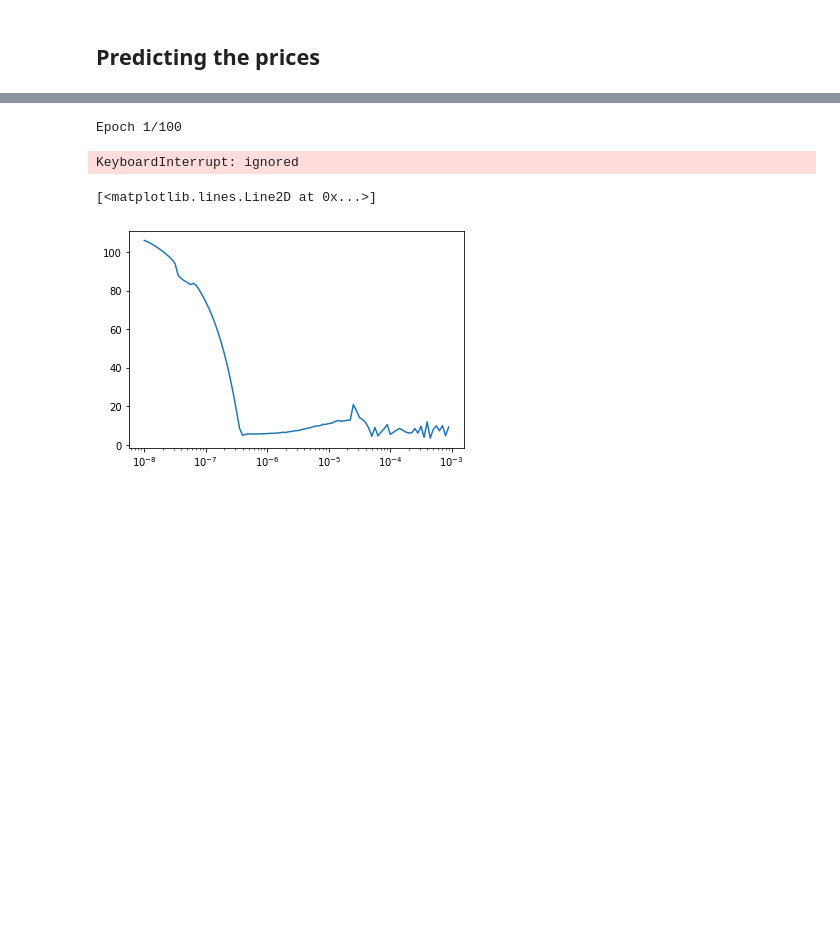
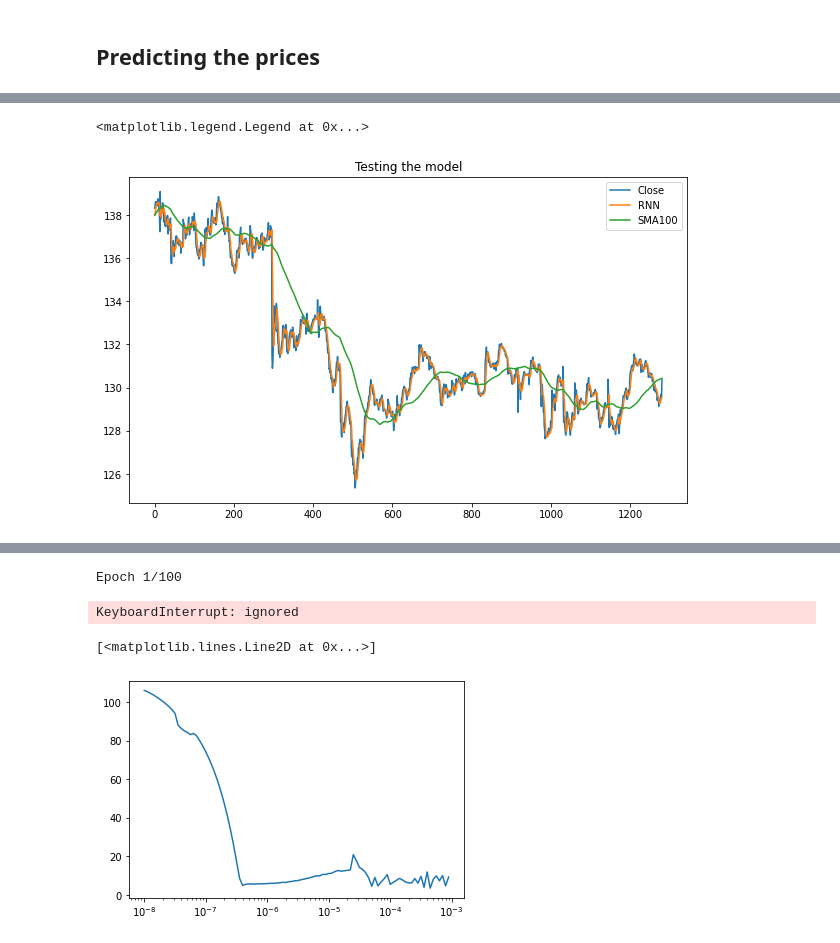
Before and after one commit to JeffJongyoon/Stock-price-prediction, a Jupyter notebook: Model.ipynb, the cells around one changed output, grey strips where cells are left out. Saved outputs shown, nothing was run; the diff lists cells and outputs as text; code cells hidden in the pictures; blank space fills up the shorter version.

```diff
--- a/Model.ipynb
+++ b/Model.ipynb
@@ -237 +226,11 @@ plot_series(time_valid, results)
+# %%
+plt.figure(figsize=(10, 6))
+plt.plot(x_valid, label ='Close')
+plt.plot(np.array(forecast).reshape(-1), label = 'RNN')
+plt.plot(df['SMA100'].values[split_time:], label = 'SMA100')
+plt.title('Testing the model')
+plt.legend()
+# %% [output]
+<matplotlib.legend.Legend at 0x...>
+[figure, added]
 # %%
```
Also changed, not shown: parts of 9 cells of this notebook.
